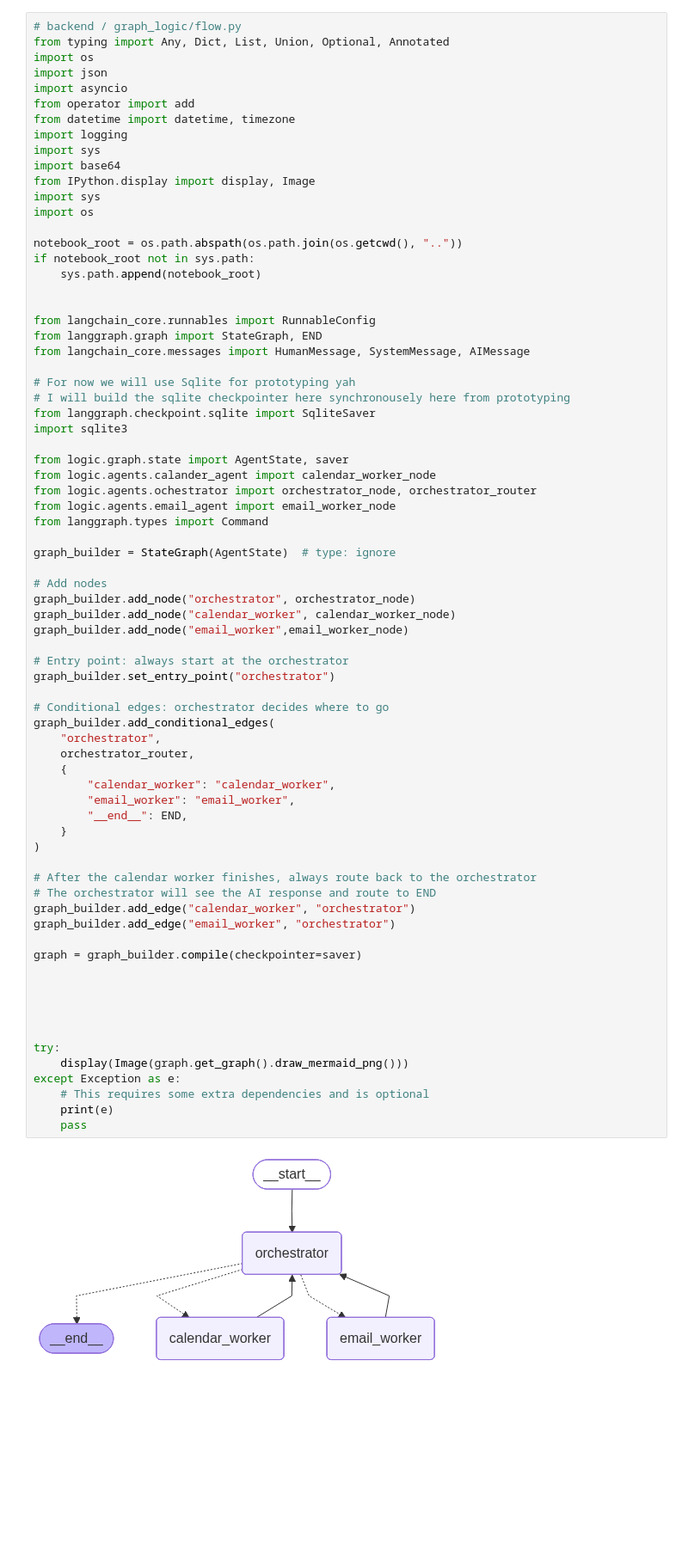
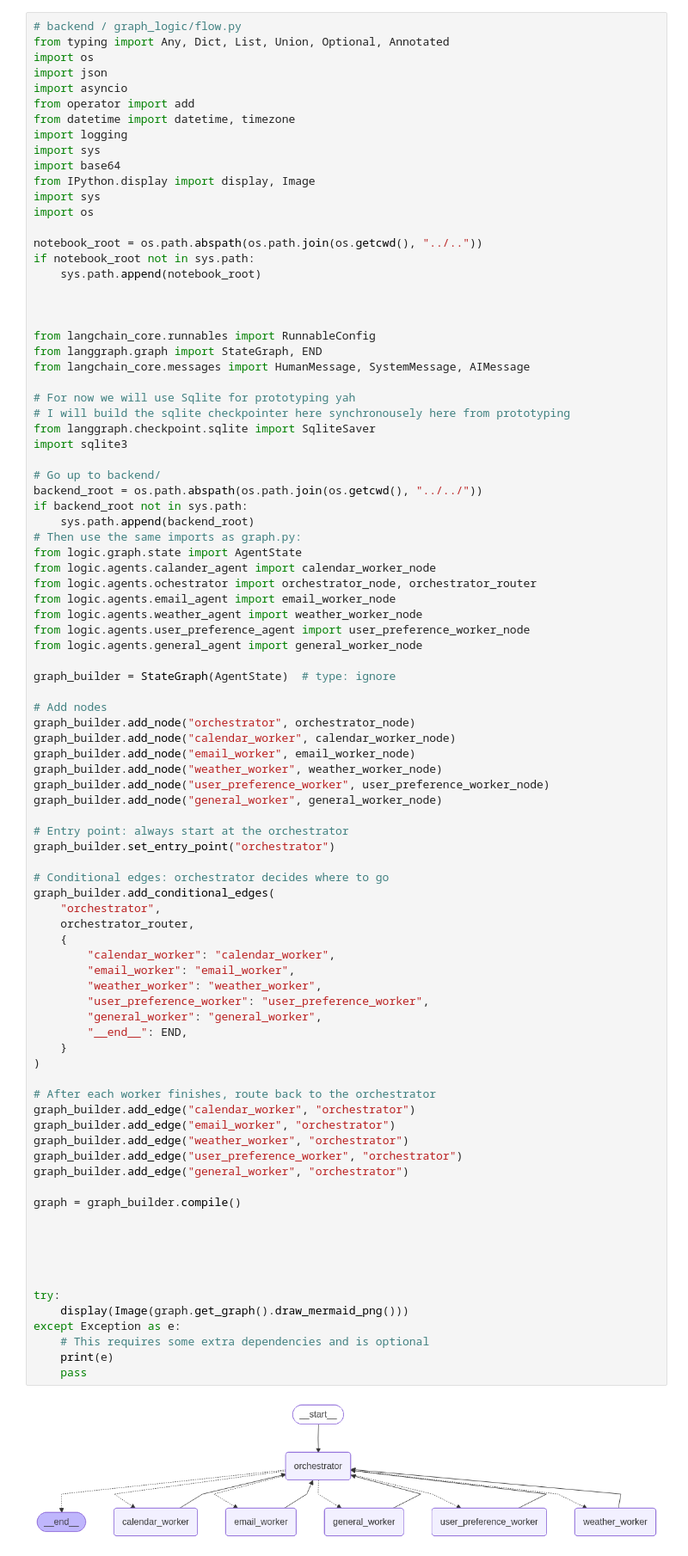
Before and after one commit to JYL480/SC4052_Cloud_Project, a Jupyter notebook: backend/logic/graph/print_graph.ipynb, the cells around one changed output. Shown at 86% size. Cells and saved outputs as stored; diff of their text form; blank space fills up the shorter version.

```diff
--- a/backend/logic/graph/print_graph.ipynb
+++ b/backend/logic/graph/print_graph.ipynb
@@ -13,9 +23,10 @@ from IPython.display import display, Image
 import sys
 import os
 
-notebook_root = os.path.abspath(os.path.join(os.getcwd(), ".."))
+notebook_root = os.path.abspath(os.path.join(os.getcwd(), "../.."))
 if notebook_root not in sys.path:
     sys.path.append(notebook_root)
+
 
 
 from langchain_core.runnables import RunnableConfig
@@ -27,52 +38,67 @@ from langchain_core.messages import HumanMessage, SystemMessage, AIMessage
 from langgraph.checkpoint.sqlite import SqliteSaver
 import sqlite3
 
-from logic.graph.state import AgentState, saver
+# Go up to backend/
+backend_root = os.path.abspath(os.path.join(os.getcwd(), "../../"))
+if backend_root not in sys.path:
+    sys.path.append(backend_root)
+# Then use the same imports as graph.py:
+from logic.graph.state import AgentState
 from logic.agents.calander_agent import calendar_worker_node
 from logic.agents.ochestrator import orchestrator_node, orchestrator_router
 from logic.agents.email_agent import email_worker_node
-from langgraph.types import Command
+from logic.agents.weather_agent import weather_worker_node
+from logic.agents.user_preference_agent import user_preference_worker_node
+from logic.agents.general_agent import general_worker_node
 
 graph_builder = StateGraph(AgentState)  # type: ignore
 
 # Add nodes
 graph_builder.add_node("orchestrator", orchestrator_node)
 graph_builder.add_node("calendar_worker", calendar_worker_node)
-graph_builder.add_node("email_worker",email_worker_node)
+graph_builder.add_node("email_worker", email_worker_node)
+graph_builder.add_node("weather_worker", weather_worker_node)
+graph_builder.add_node("user_preference_worker", user_preference_worker_node)
+graph_builder.add_node("general_worker", general_worker_node)
 
 # Entry point: always start at the orchestrator
 graph_builder.set_entry_point("orchestrator")
 
 # Conditional edges: orchestrator decides where to go
 graph_builder.add_conditional_edges(
     "orchestrator",
     orchestrator_router,
     {
         "calendar_worker": "calendar_worker",
         "email_worker": "email_worker",
+        "weather_worker": "weather_worker",
+        "user_preference_worker": "user_preference_worker",
+        "general_worker": "general_worker",
         "__end__": END,
     }
 )
 
-# After the calendar worker finishes, always route back to the orchestrator
-# The orchestrator will see the AI response and route to END
+# After each worker finishes, route back to the orchestrator
 graph_builder.add_edge("calendar_worker", "orchestrator")
 graph_builder.add_edge("email_worker", "orchestrator")
+graph_builder.add_edge("weather_worker", "orchestrator")
+graph_builder.add_edge("user_preference_worker", "orchestrator")
+graph_builder.add_edge("general_worker", "orchestrator")
 
-graph = graph_builder.compile(checkpointer=saver)
+graph = graph_builder.compile()
 
 
 
 
 
 try:
     display(Image(graph.get_graph().draw_mermaid_png()))
 except Exception as e:
     # This requires some extra dependencies and is optional
     print(e)
     pass
 # %% [output]
-[figure, old version]
+[figure, new version]
 # %%
 import sys
 import os
```
Also changed, not shown: parts of 1 cell of this notebook, 16 other files.
